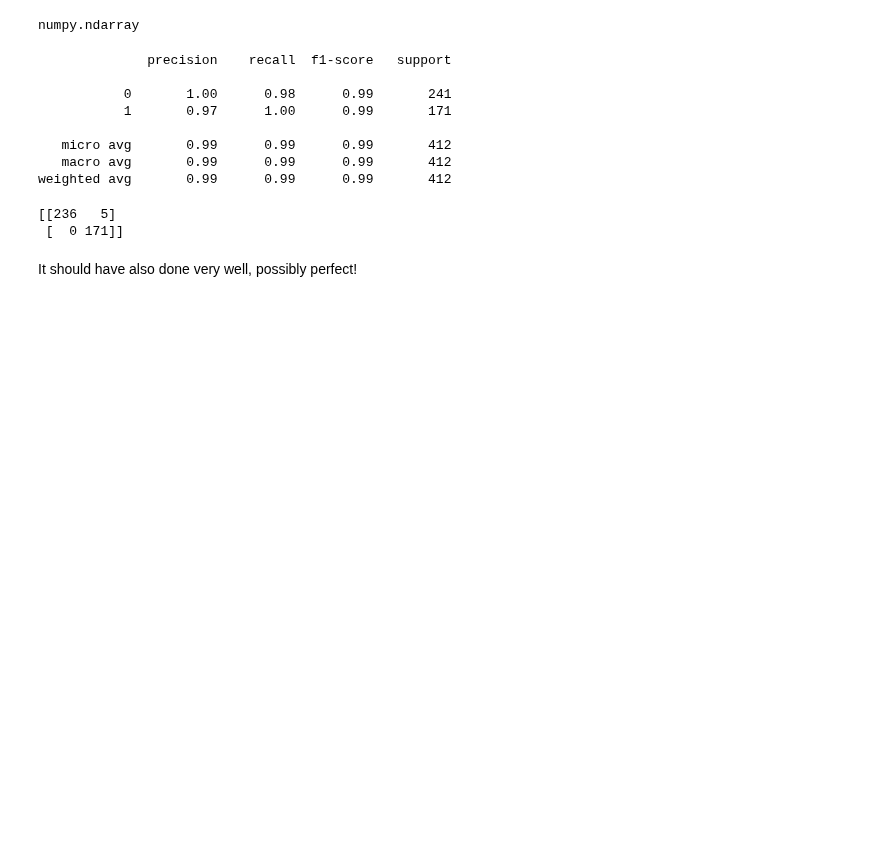
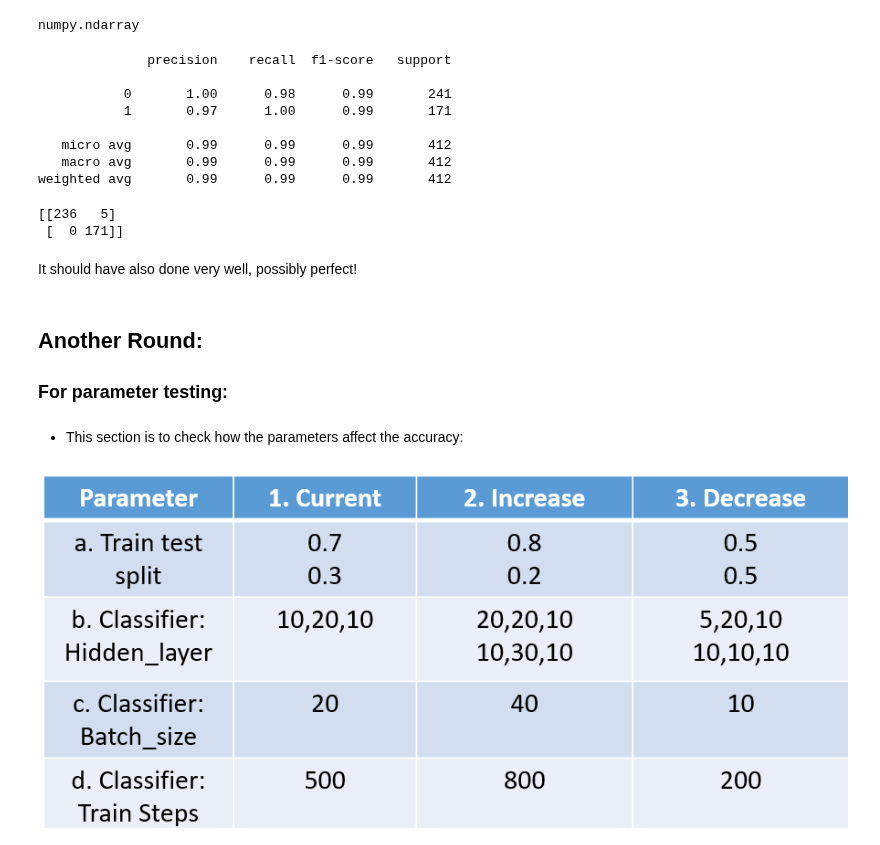
Before and after one commit to ziweifan177/Data_Science_Pilot, a Jupyter notebook: [Projects and Testing] Data Science & Machine Learning/Bank Note-Tensorflow/Bank authentic-tensorflow.ipynb, the cells around one changed output. Cells and saved outputs as stored; diff of their text form; code cells hidden in the pictures; blank space fills up the shorter version.

```diff
--- a/[Projects and Testing] Data Science & Machine Learning/Bank Note-Tensorflow/Bank authentic-tensorflow.ipynb
+++ b/[Projects and Testing] Data Science & Machine Learning/Bank Note-Tensorflow/Bank authentic-tensorflow.ipynb
@@ -253,3 +253,13 @@ print(confusion_matrix(y_test, rfc_preds))
  [  0 171]]
 # %% [markdown]
 It should have also done very well, possibly perfect!
+# %% [markdown]
+## Another Round:
+### For parameter testing:
+# %% [markdown]
+- This section is to check how the parameters affect the accuracy:
+# %%
+from IPython.display import Image
+Image(filename='../../Image/test1.png')
+# %% [output]
+[figure, added]
```
Also changed, not shown: parts of 112 cells of this notebook.
